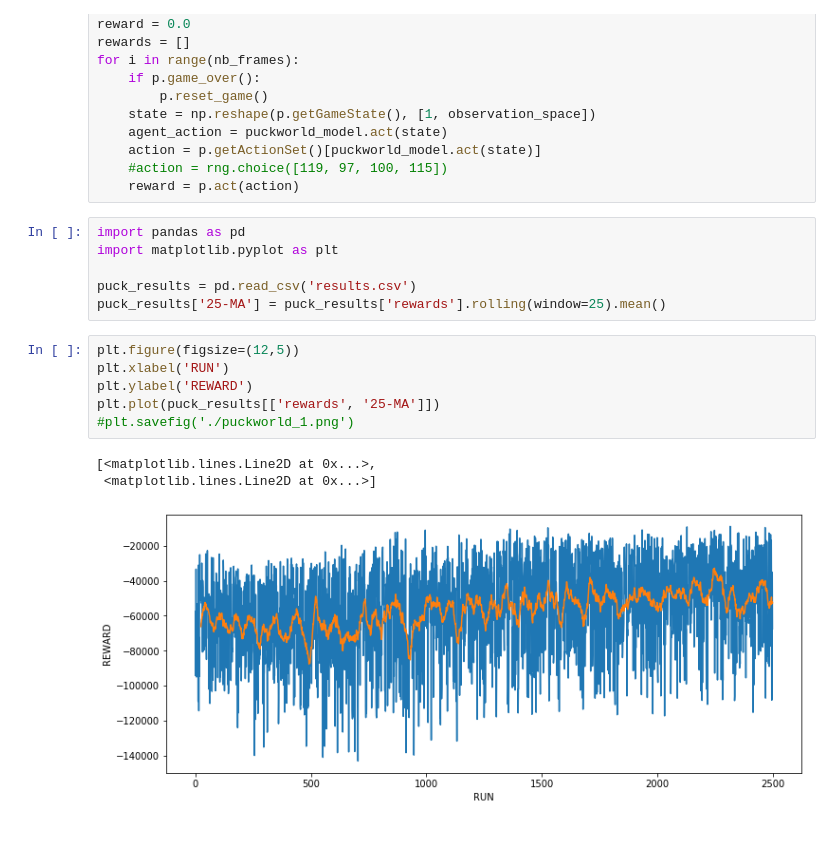
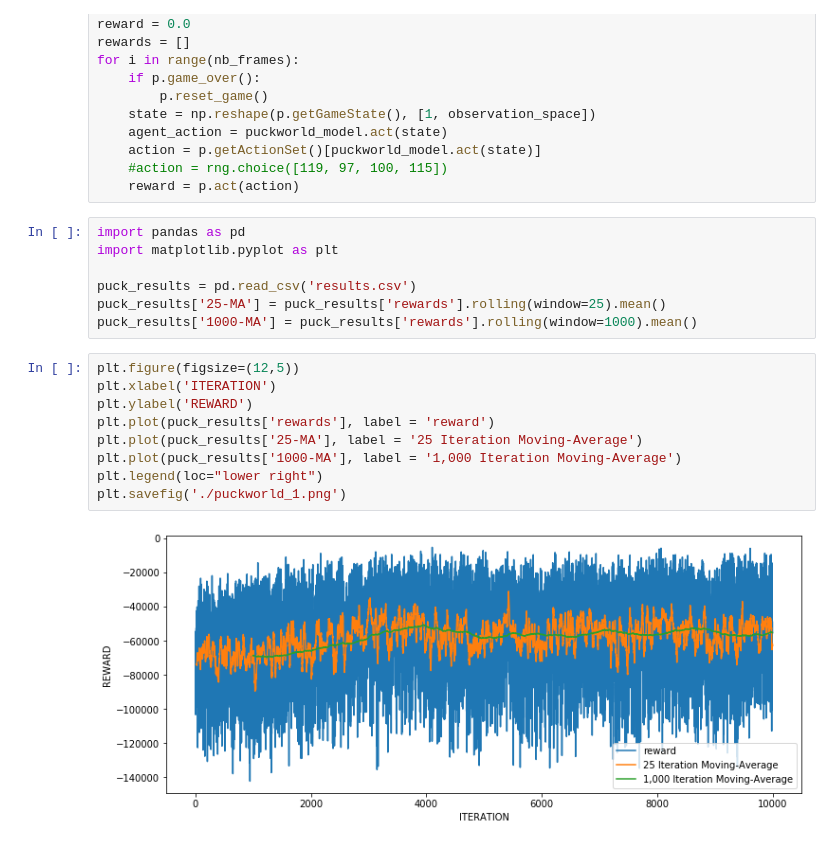
Before and after one commit to colbyw5/rl_work, a Jupyter notebook: rl_work/puck_world.ipynb, the cells around one changed output. Drawn from its saved outputs; the diff is of its cells as text.

```diff
--- a/rl_work/puck_world.ipynb
+++ b/rl_work/puck_world.ipynb
@@ -99,13 +116,15 @@ import matplotlib.pyplot as plt
 
 puck_results = pd.read_csv('results.csv')
 puck_results['25-MA'] = puck_results['rewards'].rolling(window=25).mean()
+puck_results['1000-MA'] = puck_results['rewards'].rolling(window=1000).mean()
 # %%
 plt.figure(figsize=(12,5))
-plt.xlabel('RUN')
+plt.xlabel('ITERATION')
 plt.ylabel('REWARD')
-plt.plot(puck_results[['rewards', '25-MA']])
-#plt.savefig('./puckworld_1.png')
+plt.plot(puck_results['rewards'], label = 'reward')
+plt.plot(puck_results['25-MA'], label = '25 Iteration Moving-Average')
+plt.plot(puck_results['1000-MA'], label = '1,000 Iteration Moving-Average')
+plt.legend(loc="lower right")
+plt.savefig('./puckworld_1.png')
 # %% [output]
-[<matplotlib.lines.Line2D at 0x...>,
- <matplotlib.lines.Line2D at 0x...>]
-[figure, old version]
+[figure, new version]
```
Also changed, not shown: parts of 1 cell of this notebook, 8 other files.
